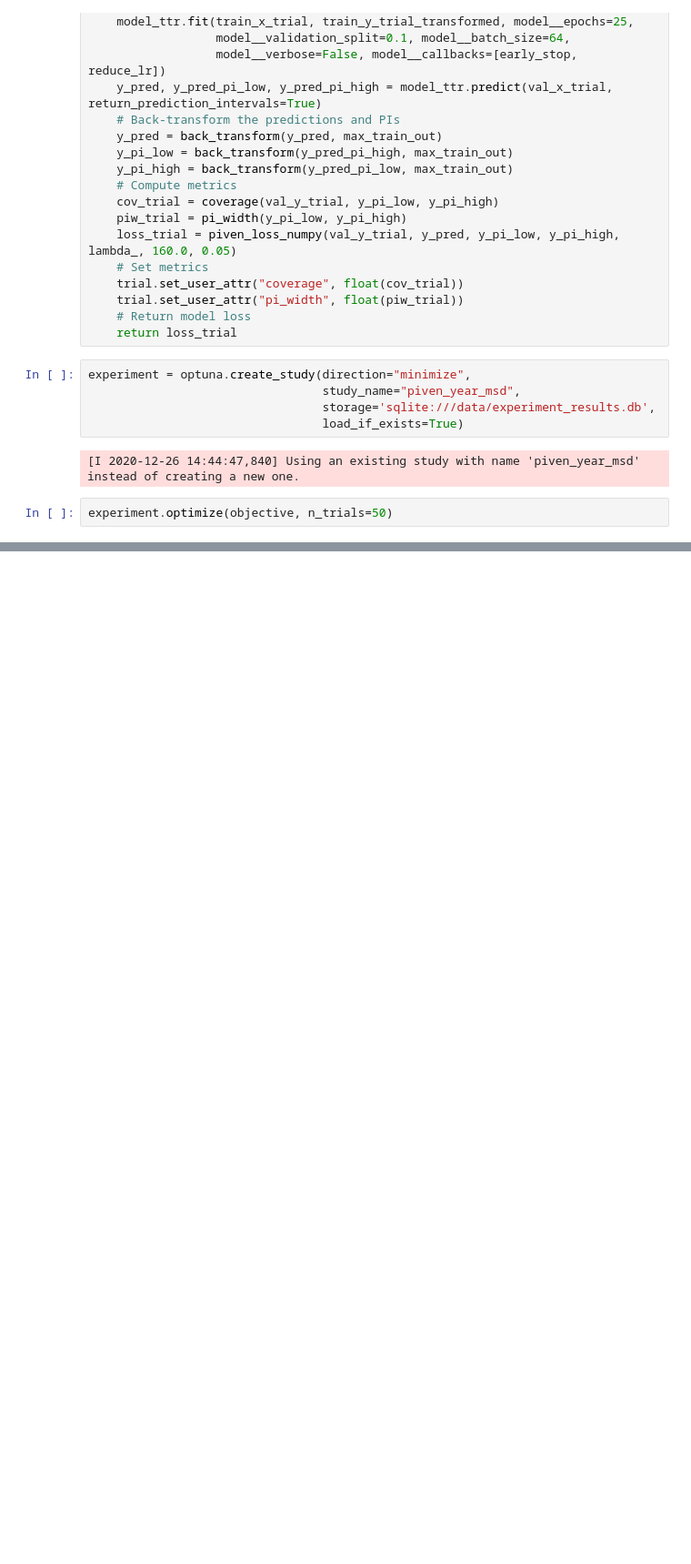
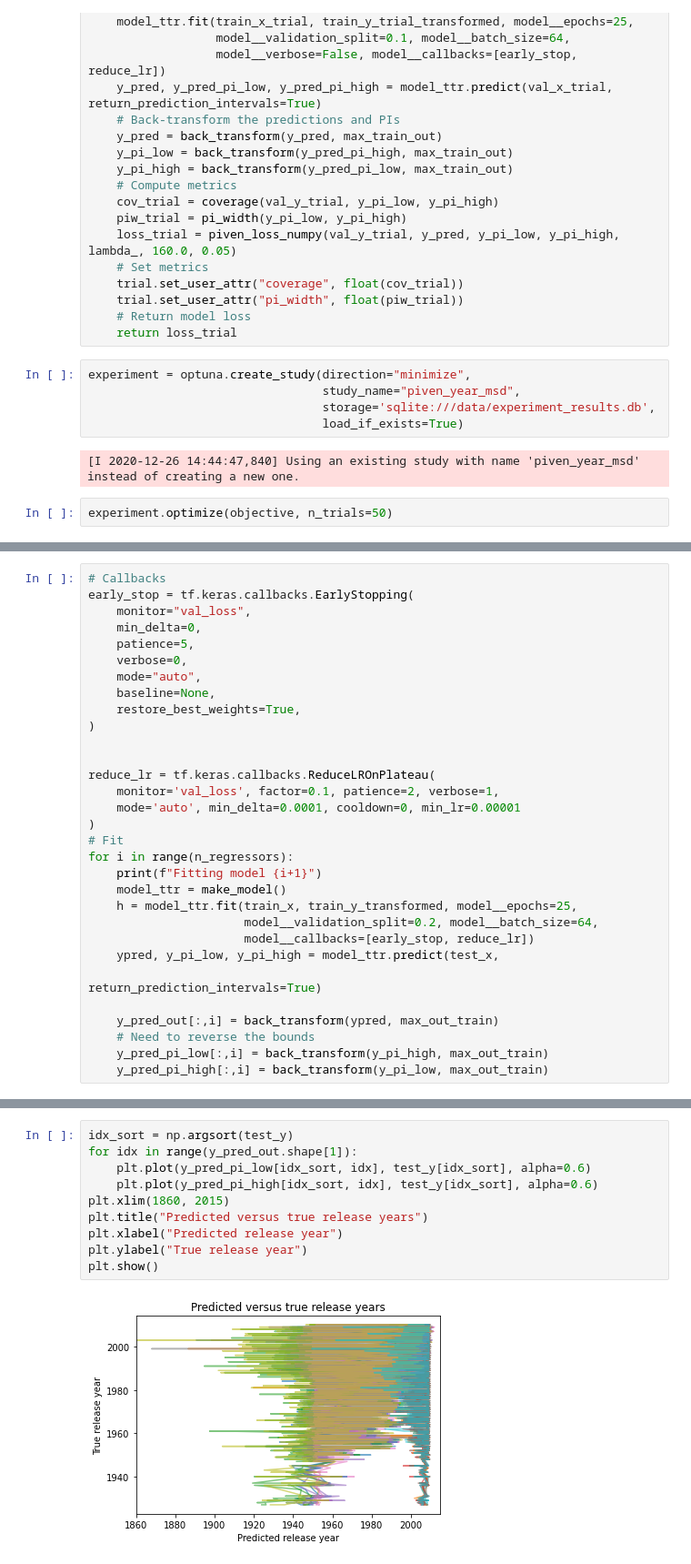
Before and after one commit to godatadriven/piven, a Jupyter notebook: notebooks/year_prediction_msd.ipynb, the cells around one changed output, grey strips where cells are left out. Shown at 91% size. Drawn from its saved outputs; the diff is of its cells as text; blank space fills up the shorter version.

```diff
--- a/notebooks/year_prediction_msd.ipynb
+++ b/notebooks/year_prediction_msd.ipynb
@@ -435,0 +486,31 @@ experiment.optimize(objective, n_trials=50)
+# %%
+# Callbacks
+early_stop = tf.keras.callbacks.EarlyStopping(
+    monitor="val_loss",
+    min_delta=0,
+    patience=5,
+    verbose=0,
+    mode="auto",
+    baseline=None,
+    restore_best_weights=True,
+)
+
+
+reduce_lr = tf.keras.callbacks.ReduceLROnPlateau(
+    monitor='val_loss', factor=0.1, patience=2, verbose=1,
+    mode='auto', min_delta=0.0001, cooldown=0, min_lr=0.00001
+)
+# Fit
+for i in range(n_regressors):
+    print(f"Fitting model {i+1}")
+    model_ttr = make_model()
+    h = model_ttr.fit(train_x, train_y_transformed, model__epochs=25,
+                      model__validation_split=0.2, model__batch_size=64,
+                      model__callbacks=[early_stop, reduce_lr])
+    ypred, y_pi_low, y_pi_high = model_ttr.predict(test_x,
+                                                   return_prediction_intervals=True)
+
+    y_pred_out[:,i] = back_transform(ypred, max_out_train)
+    # Need to reverse the bounds
+    y_pred_pi_low[:,i] = back_transform(y_pi_high, max_out_train)
+    y_pred_pi_high[:,i] = back_transform(y_pi_low, max_out_train)
@@ -435,0 +559,12 @@ experiment.optimize(objective, n_trials=50)
+# %%
+idx_sort = np.argsort(test_y)
+for idx in range(y_pred_out.shape[1]):
+    plt.plot(y_pred_pi_low[idx_sort, idx], test_y[idx_sort], alpha=0.6)
+    plt.plot(y_pred_pi_high[idx_sort, idx], test_y[idx_sort], alpha=0.6)
+plt.xlim(1860, 2015)
+plt.title("Predicted versus true release years")
+plt.xlabel("Predicted release year")
+plt.ylabel("True release year")
+plt.show()
+# %% [output]
+[figure, added]
```
Also changed, not shown: parts of 8 cells of this notebook, 1 other file.
